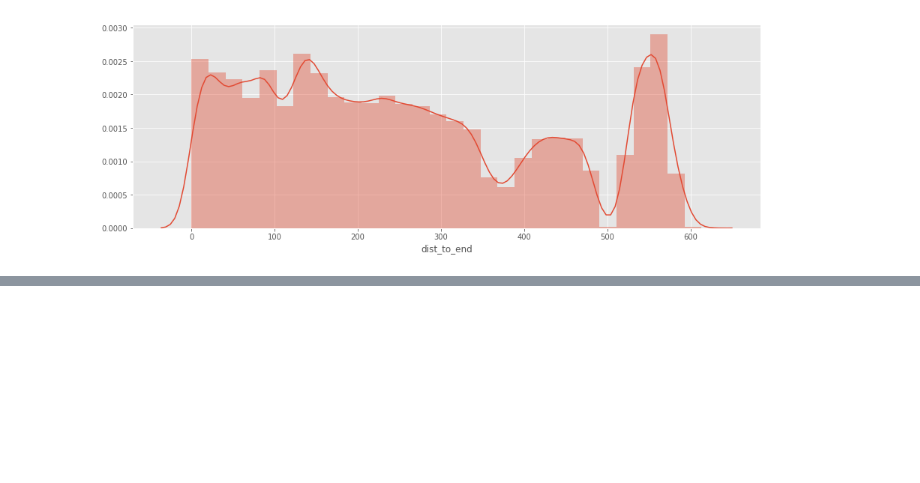
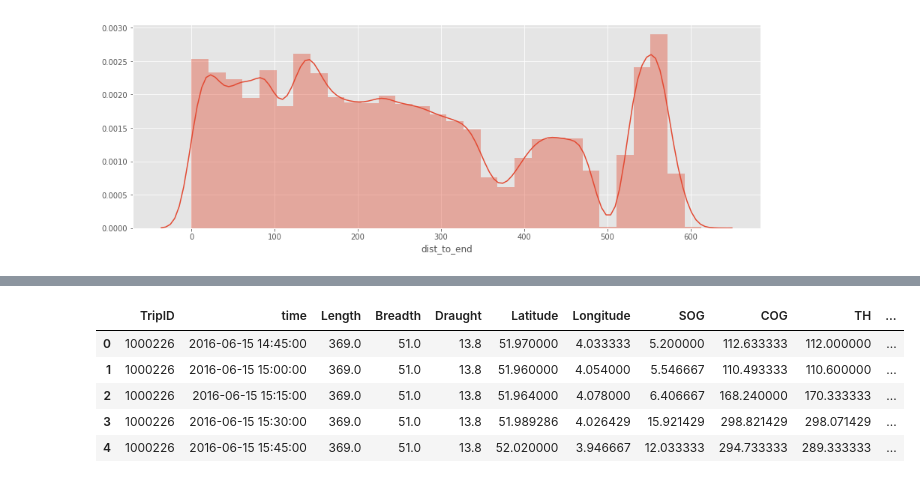
Before and after one commit to jank324/ais-predictor, a Jupyter notebook: data/filter ROT-HAM data.ipynb, the cells around one changed output, grey strips where cells are left out. Cells and saved outputs as stored; diff of their text form; code cells hidden in the pictures; blank space fills up the shorter version.

```diff
--- a/data/filter ROT-HAM data.ipynb
+++ b/data/filter ROT-HAM data.ipynb
@@ -296,0 +309,17 @@ ais_learners.to_pickle('ROT-HAM_learners.pkl')
+# %%
+# Export downsampled to 15 minutes
+ais_downsampled = ais_tfeats.copy()
+ais_downsampled.index = ais_downsampled['time']
+ais_downsampled = ais_downsampled.groupby('TripID').apply(lambda x : x.resample('15T').mean()).reset_index()
+
+ais_learners = ais_downsampled[learners]
+ais_learners = ais_learners.dropna()
+ais_learners.to_pickle('ROT-HAM_learners_15min.pkl')
+ais_learners.head()
+# %% [output]
+|  | TripID | time | Length | Breadth | Draught | Latitude | Longitude | SOG | COG | TH | ... |
+| 0 | 1000226 | 2016-06-15 14:45:00 | 369.0 | 51.0 | 13.8 | 51.970000 | 4.033333 | 5.200000 | 112.633333 | 112.000000 | ... |
+| 1 | 1000226 | 2016-06-15 15:00:00 | 369.0 | 51.0 | 13.8 | 51.960000 | 4.054000 | 5.546667 | 110.493333 | 110.600000 | ... |
+| 2 | 1000226 | 2016-06-15 15:15:00 | 369.0 | 51.0 | 13.8 | 51.964000 | 4.078000 | 6.406667 | 168.240000 | 170.333333 | ... |
+| 3 | 1000226 | 2016-06-15 15:30:00 | 369.0 | 51.0 | 13.8 | 51.989286 | 4.026429 | 15.921429 | 298.821429 | 298.071429 | ... |
+| 4 | 1000226 | 2016-06-15 15:45:00 | 369.0 | 51.0 | 13.8 | 52.020000 | 3.946667 | 12.033333 | 294.733333 | 289.333333 | ... |
```
Also changed, not shown: parts of 14 cells of this notebook, 6 other files.
